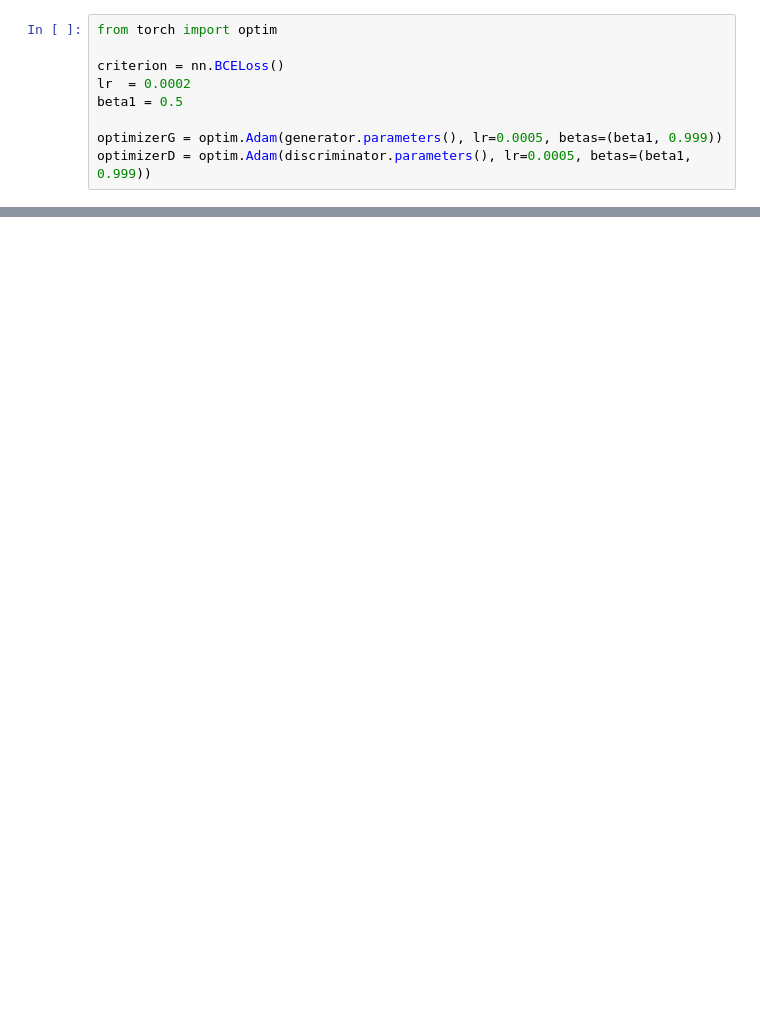
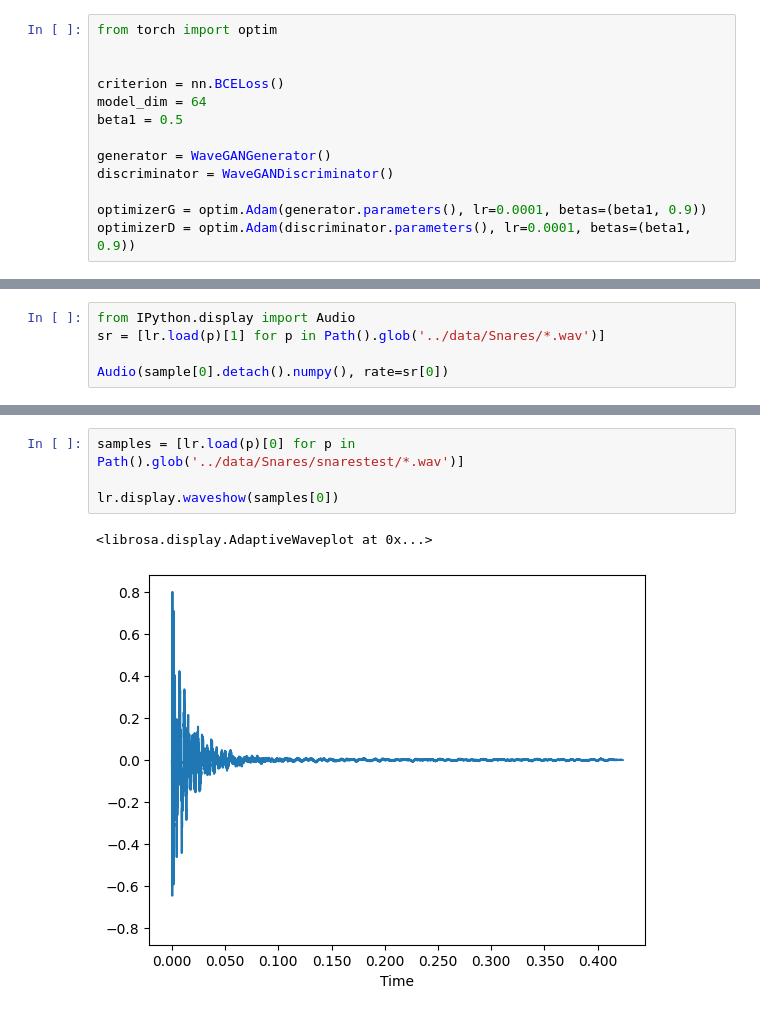
Before and after one commit to felixiinohayes/audio-ml-projects, a Jupyter notebook: notebooks/GAN.ipynb, the cells around one changed output, grey strips where cells are left out. Drawn from its saved outputs; the diff is of its cells as text; blank space fills up the shorter version.

Commit message:
added initial WaveGAN implementation

```diff
--- a/notebooks/GAN.ipynb
+++ b/notebooks/GAN.ipynb
@@ -95,12 +90,16 @@ discriminator = WaveGANDiscriminator()
 # %%
 from torch import optim
 
+
 criterion = nn.BCELoss()
-lr  = 0.0002
+model_dim = 64
 beta1 = 0.5
 
-optimizerG = optim.Adam(generator.parameters(), lr=0.0005, betas=(beta1, 0.999))
-optimizerD = optim.Adam(discriminator.parameters(), lr=0.0005, betas=(beta1, 0.999))
+generator = WaveGANGenerator()
+discriminator = WaveGANDiscriminator()
+
+optimizerG = optim.Adam(generator.parameters(), lr=0.0001, betas=(beta1, 0.9))
+optimizerD = optim.Adam(discriminator.parameters(), lr=0.0001, betas=(beta1, 0.9))
 # %%
 from torch.utils.data import DataLoader
 
@@ -175,0 +236,5 @@ sf.write('generated_audio.wav', generated_audio.squeeze(), samplerate=16000)
+# %%
+from IPython.display import Audio
+sr = [lr.load(p)[1] for p in Path().glob('../data/Snares/*.wav')]
+
+Audio(sample[0].detach().numpy(), rate=sr[0])
@@ -175,0 +243,7 @@ sf.write('generated_audio.wav', generated_audio.squeeze(), samplerate=16000)
+# %%
+samples = [lr.load(p)[0] for p in Path().glob('../data/Snares/snarestest/*.wav')]
+
+lr.display.waveshow(samples[0])
+# %% [output]
+<librosa.display.AdaptiveWaveplot at 0x...>
+[figure, added]
```
Also changed, not shown: parts of 16 cells of this notebook, 4 other files.
